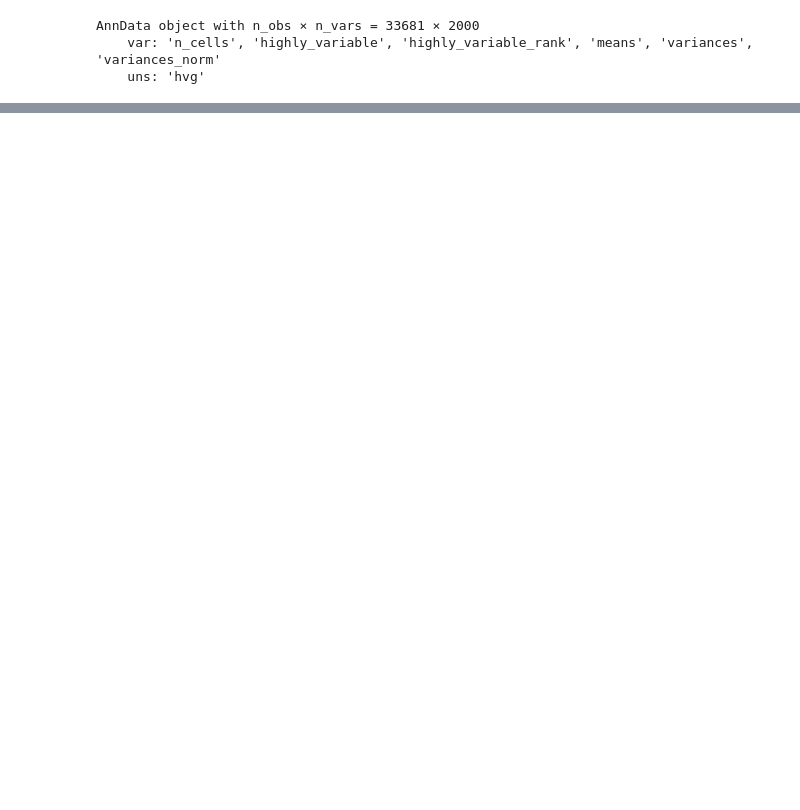
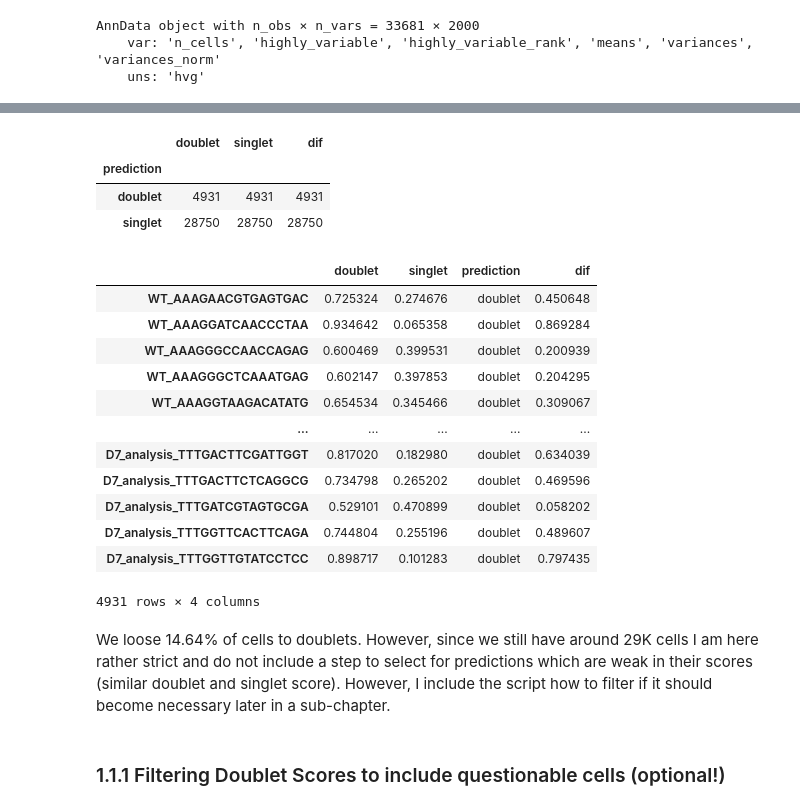
Before and after one commit to ThorstenCodes/scRNAseq-selfproject-pancreatitis, a Jupyter notebook: Pancreatitis_Reanalysis.ipynb, the cells around one changed output, grey strips where cells are left out. Drawn from its saved outputs; the diff is of its cells as text; code cells hidden in the pictures; blank space fills up the shorter version.

```diff
--- a/Pancreatitis_Reanalysis.ipynb
+++ b/Pancreatitis_Reanalysis.ipynb
@@ -148,3 +172,32 @@ Doublets: 3811 / 33681 (11.31%)
+# %%
+df.groupby('prediction').count()
+# %% [output]
+|  | doublet | singlet | dif |
+| prediction |  |  |  |
+| doublet | 4931 | 4931 | 4931 |
+| singlet | 28750 | 28750 | 28750 |
+# %%
+# Generate a list containing only filtered doublet cells (to not loose to much data)
+doublets = df[(df['prediction'] == 'doublet')]
+doublets
+# %% [output]
+|  | doublet | singlet | prediction | dif |
+| WT_AAAGAACGTGAGTGAC | 0.725324 | 0.274676 | doublet | 0.450648 |
+| WT_AAAGGATCAACCCTAA | 0.934642 | 0.065358 | doublet | 0.869284 |
+| WT_AAAGGGCCAACCAGAG | 0.600469 | 0.399531 | doublet | 0.200939 |
+| WT_AAAGGGCTCAAATGAG | 0.602147 | 0.397853 | doublet | 0.204295 |
+| WT_AAAGGTAAGACATATG | 0.654534 | 0.345466 | doublet | 0.309067 |
+| ... | ... | ... | ... | ... |
+| D7_analysis_TTTGACTTCGATTGGT | 0.817020 | 0.182980 | doublet | 0.634039 |
+| D7_analysis_TTTGACTTCTCAGGCG | 0.734798 | 0.265202 | doublet | 0.469596 |
+| D7_analysis_TTTGATCGTAGTGCGA | 0.529101 | 0.470899 | doublet | 0.058202 |
+| D7_analysis_TTTGGTTCACTTCAGA | 0.744804 | 0.255196 | doublet | 0.489607 |
+| D7_analysis_TTTGGTTGTATCCTCC | 0.898717 | 0.101283 | doublet | 0.797435 |
+4931 rows × 4 columns
+# %% [markdown]
+We loose 14.64% of cells to doublets. However, since we still have around 29K cells I am here rather strict and do not include a step to select for predictions which are weak in their scores (similar doublet and singlet score). However, I include the script how to filter if it should become necessary later in a sub-chapter.
+# %% [markdown]
+### 1.1.1 Filtering Doublet Scores to include questionable cells (optional!)
 # %%
 #Calculating the difference of doublet and singlet score to identify cells that have high scores in both (close to 0)
 df['dif'] = df.doublet - df.singlet
```
Also changed, not shown: parts of 24 cells of this notebook.
